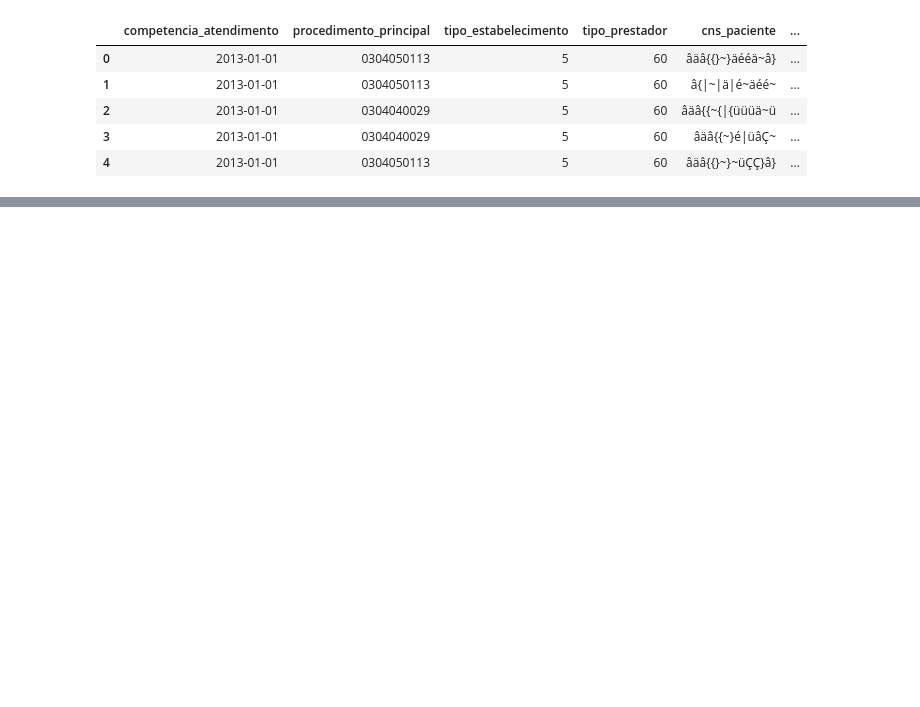
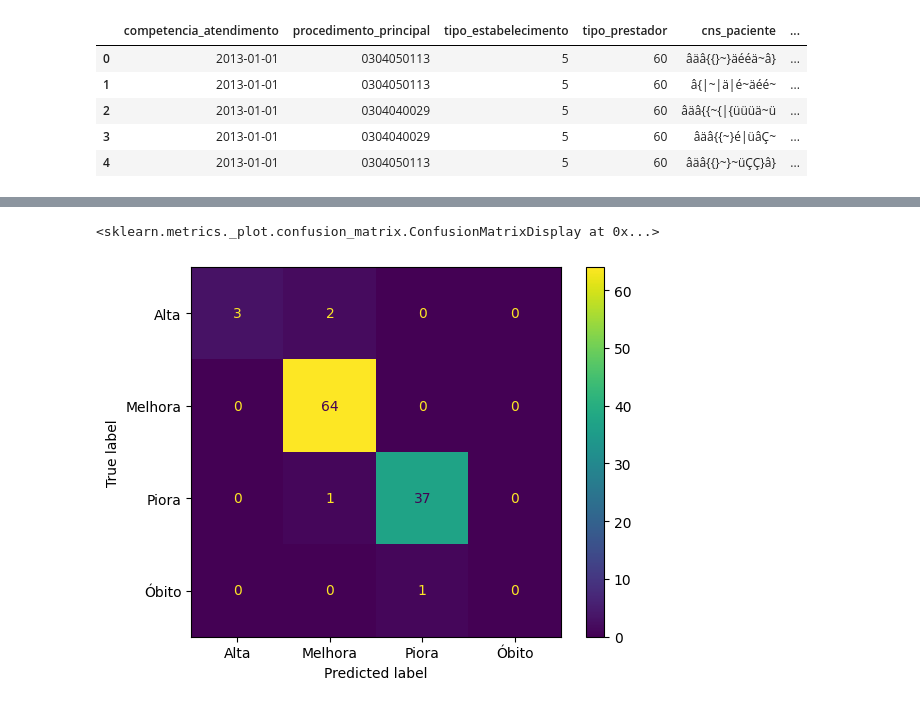
Before and after one commit to TiamatCod3/ia-saude, a Jupyter notebook: src/analise.ipynb, the cells around one changed output, grey strips where cells are left out. Drawn from its saved outputs; the diff is of its cells as text; code cells hidden in the pictures; blank space fills up the shorter version.

```diff
--- a/src/analise.ipynb
+++ b/src/analise.ipynb
@@ -552,0 +716,26 @@ Name: desfecho, dtype: int64
+# %%
+classe_minoritaria = df_analise.loc[df['desfecho'].isin(['Alta', 'Óbito'])]
+len(classe_minoritaria)
+classe_majoritaria = df_analise.loc[df['desfecho'].isin(['Melhora', 'Piora'])]
+len(classe_majoritaria)
+from sklearn.utils import resample
+# Aplicar downsampling na classe majoritária
+classe_majoritaria_downsampled = resample(classe_majoritaria,
+                                          replace=False,  # Sem reposição
+                                          n_samples=len(classe_minoritaria),  # Igualar o número de amostras da classe minoritária
+                                          random_state=42)  # Reprodutibilidade
+# Combinar as classes majoritária downsampled com a classe minoritária
+df_downsampled = pd.concat([classe_majoritaria_downsampled, classe_minoritaria])
+# %%
+y = df_downsampled['desfecho']
+X = pd.get_dummies(df_downsampled.drop(['desfecho', 'cns_paciente'], axis=1), drop_first=True)
+# %%
+from sklearn.model_selection import train_test_split
+X_start, X_test, y_start, y_test = train_test_split(X, y,test_size=0.2,random_state=42)
+
+#Divisão para execução da validação cruzada
+X_train, X_val, y_train, y_val = train_test_split(X_start, y_start,test_size=0.2,random_state=101)
+from sklearn.linear_model import LogisticRegression
+model = LogisticRegression()
+model.fit(X_train, y_train)
+y_pred = model.predict(X_val)
@@ -552,0 +750,7 @@ Name: desfecho, dtype: int64
+# %%
+from sklearn.metrics import confusion_matrix, accuracy_score, precision_score, ConfusionMatrixDisplay,classification_report
+confusion_matrix(y_val, y_pred)
+ConfusionMatrixDisplay.from_predictions(y_val, y_pred)
+# %% [output]
+<sklearn.metrics._plot.confusion_matrix.ConfusionMatrixDisplay at 0x...>
+[figure, added]
```
Also changed, not shown: parts of 49 cells of this notebook.
